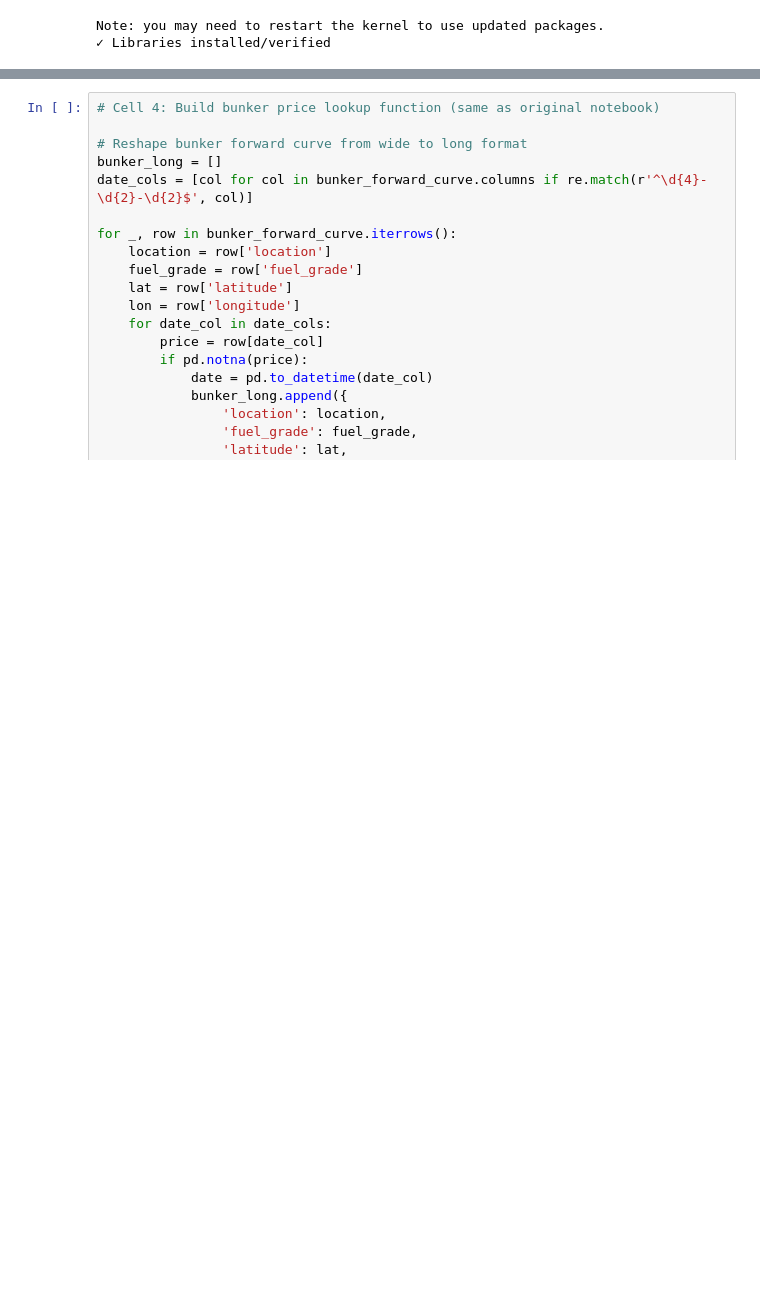
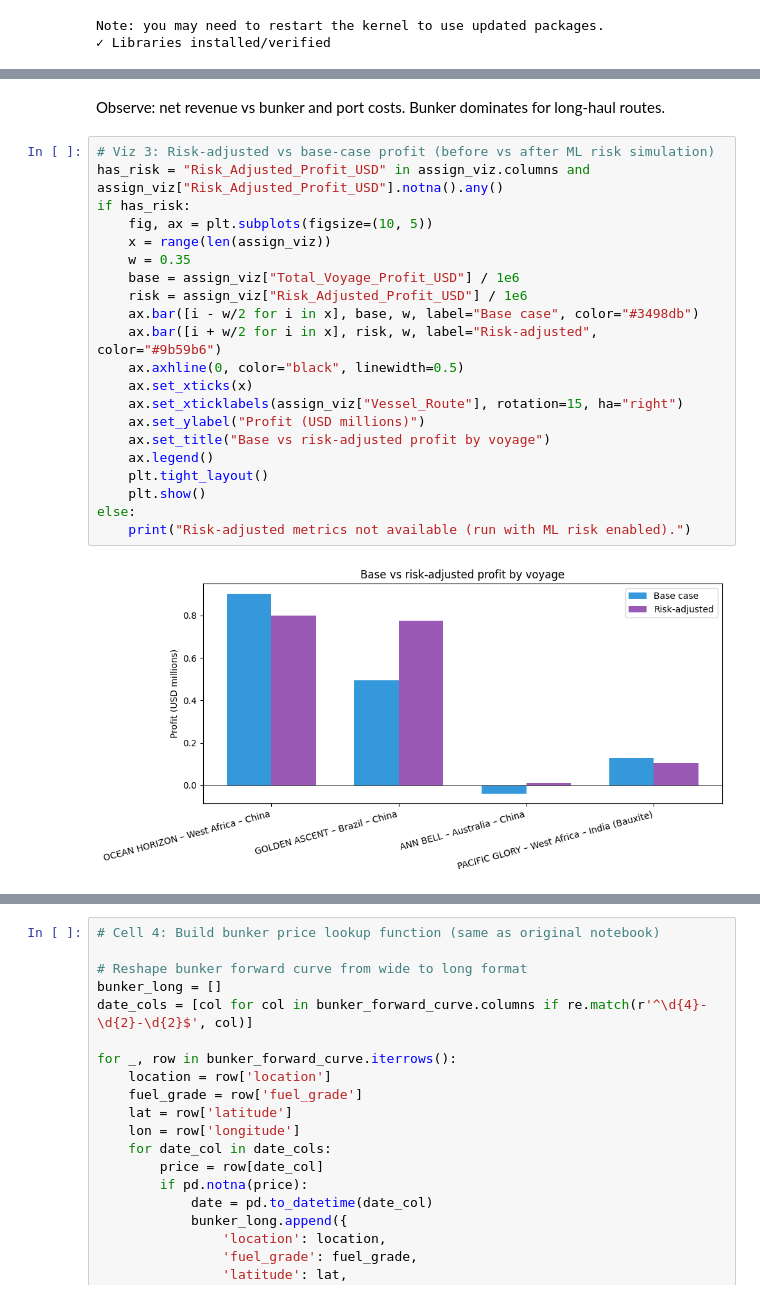
Before and after one commit to royzhack/cargill-hackathon, a Jupyter notebook: vessel_cargo_optimization_multileg.ipynb, the cells around one changed output, grey strips where cells are left out. Cells and saved outputs as stored; diff of their text form; blank space fills up the shorter version.

```diff
--- a/vessel_cargo_optimization_multileg.ipynb
+++ b/vessel_cargo_optimization_multileg.ipynb
@@ -94,0 +212,25 @@ Freight routes: 4
+# %% [markdown]
+Observe: net revenue vs bunker and port costs. Bunker dominates for long-haul routes.
+# %%
+# Viz 3: Risk-adjusted vs base-case profit (before vs after ML risk simulation)
+has_risk = "Risk_Adjusted_Profit_USD" in assign_viz.columns and assign_viz["Risk_Adjusted_Profit_USD"].notna().any()
+if has_risk:
+    fig, ax = plt.subplots(figsize=(10, 5))
+    x = range(len(assign_viz))
+    w = 0.35
+    base = assign_viz["Total_Voyage_Profit_USD"] / 1e6
+    risk = assign_viz["Risk_Adjusted_Profit_USD"] / 1e6
+    ax.bar([i - w/2 for i in x], base, w, label="Base case", color="#3498db")
+    ax.bar([i + w/2 for i in x], risk, w, label="Risk-adjusted", color="#9b59b6")
+    ax.axhline(0, color="black", linewidth=0.5)
+    ax.set_xticks(x)
+    ax.set_xticklabels(assign_viz["Vessel_Route"], rotation=15, ha="right")
+    ax.set_ylabel("Profit (USD millions)")
+    ax.set_title("Base vs risk-adjusted profit by voyage")
+    ax.legend()
+    plt.tight_layout()
+    plt.show()
+else:
+    print("Risk-adjusted metrics not available (run with ML risk enabled).")
+# %% [output]
+[figure, added]
```
Also changed, not shown: parts of 35 cells of this notebook, 17 other files.
